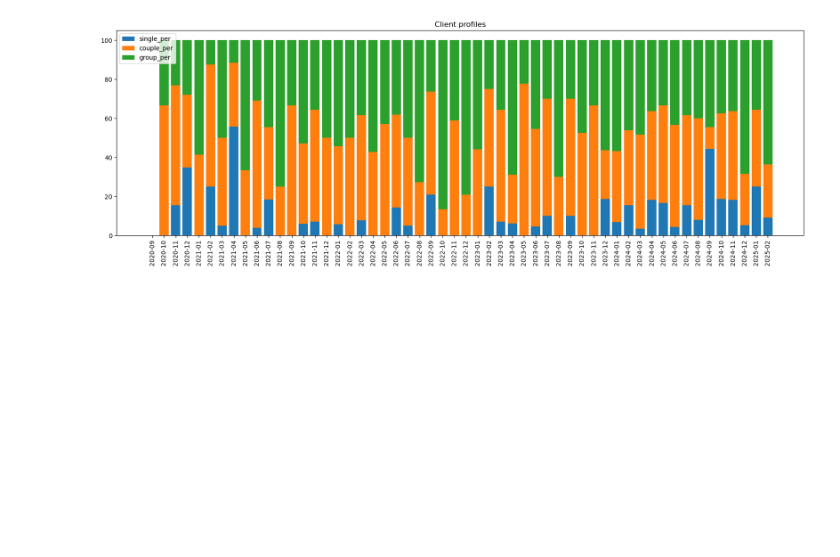
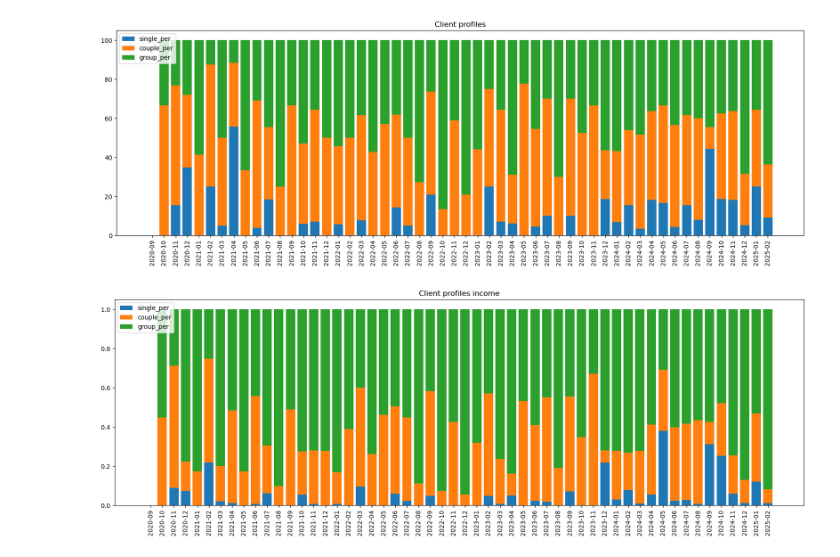
Before and after one commit to ejfdelgado/ejflab-ds-refugio, a Jupyter notebook: workspace/notebooks/Main.ipynb, the cells around one changed output. Drawn from its saved outputs; the diff is of its cells as text; code cells hidden in the pictures; blank space fills up the shorter version.

```diff
--- a/workspace/notebooks/Main.ipynb
+++ b/workspace/notebooks/Main.ipynb
@@ -82,3 +66,8 @@ reload(utility)
 utility.channel_analysis_3()
 # %% [output]
 [figure]
+# %%
+reload(utility)
+utility.channel_analysis_4()
+# %% [output]
+[figure, added]
```
Also changed, not shown: parts of 2 cells of this notebook, 1 other file.
